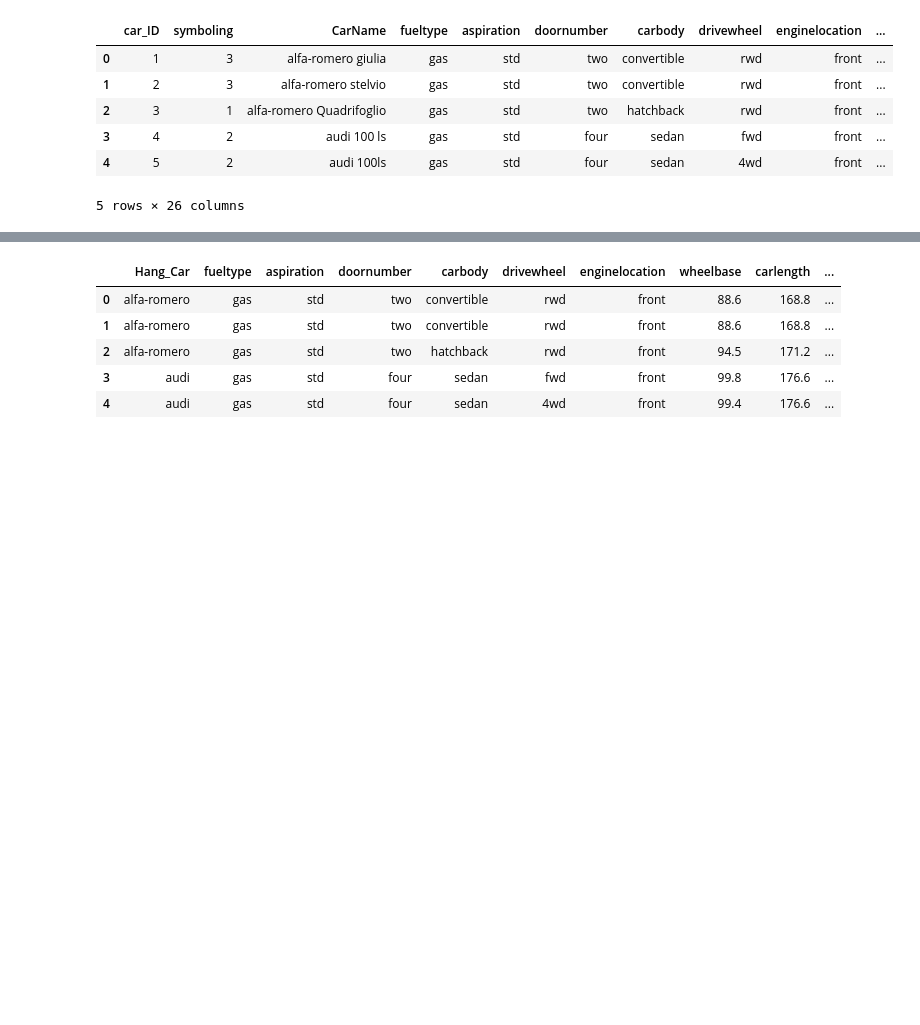
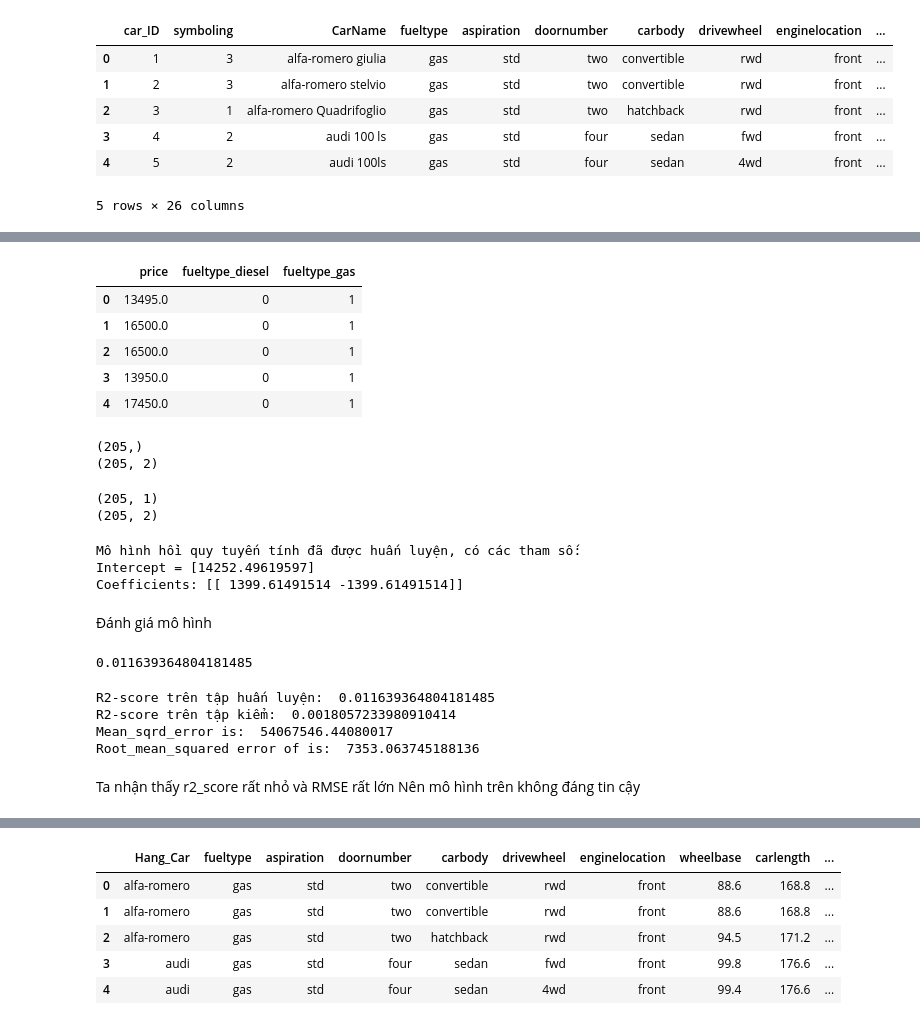
Before and after one commit to caopham123/DA2210R1, a Jupyter notebook: case_study.ipynb, the cells around one changed output, grey strips where cells are left out. Drawn from its saved outputs; the diff is of its cells as text; code cells hidden in the pictures; blank space fills up the shorter version.

```diff
--- a/case_study.ipynb
+++ b/case_study.ipynb
@@ -384,0 +396,7 @@ df.insert(2,"Hang_Car",name2)
+# %%
+# df_model_1 = df[['symboling','Hang_Car','fueltype','price']]
+df_model_1 = df[['fueltype','price']]
+
+df_model_1.drop_duplicates()
+df_model_1.head()
+df_model_1.info()
@@ -384,0 +413,30 @@ df.insert(2,"Hang_Car",name2)
+# %%
+df_dummy_1 = pd.get_dummies(df_model_1)
+df_dummy_1.head()
+# %% [output]
+|  | price | fueltype_diesel | fueltype_gas |
+| 0 | 13495.0 | 0 | 1 |
+| 1 | 16500.0 | 0 | 1 |
+| 2 | 16500.0 | 0 | 1 |
+| 3 | 13950.0 | 0 | 1 |
+| 4 | 17450.0 | 0 | 1 |
+# %%
+## Mảng y chứa thuộc tính giá bán. Mảng X chứa các cột còn lại
+y_1 = df_dummy_1['price'].values
+X_1 = df_dummy_1.drop('price',axis=1).values
+
+print(y_1.shape);
+print(X_1.shape)
+# %% [output]
+(205,)
+(205, 2)
+# %%
+#Reshape y to have 1 column
+y_1=y_1.reshape(-1,1)
+print(y_1.shape)
+
+# X_1=X_1.reshape(-1,1)
+print(X_1.shape)
+# %% [output]
+(205, 1)
+(205, 2)
@@ -384,0 +446,16 @@ df.insert(2,"Hang_Car",name2)
+# %%
+# Tạo đối tượng regressor
+LR= LinearRegression()
+
+# Training bằng fit()
+LR.fit(X_train_1,y_train_1)
+
+print("Mô hình hồi quy tuyến tính đã được huấn luyện, có các tham số:")
+print("Intercept =", LR.intercept_)
+print("Coefficients:", LR.coef_)
+# %% [output]
+Mô hình hồi quy tuyến tính đã được huấn luyện, có các tham số:
+Intercept = [14252.49619597]
+Coefficients: [[ 1399.61491514 -1399.61491514]]
+# %% [markdown]
+Đánh giá mô hình
@@ -384,0 +465,21 @@ df.insert(2,"Hang_Car",name2)
+# %%
+LR.score(X_train_1,y_train_1.ravel())
+# %% [output]
+0.011639364804181485
+# %%
+## Mô hình dự đoán
+train_1 = r2_score(y_train_1, LR.predict(X_train_1))
+print('R2-score trên tập huấn luyện: ',train_1)
+test_1 = r2_score(y_test_1, y_predict_1)
+print('R2-score trên tập kiểm: ',test_1)
+
+print('Mean_sqrd_error is: ',mean_squared_error(y_test_1,y_predict_1))
+print('Root_mean_squared error of is: ',np.sqrt(mean_squared_error(y_test_1,y_predict_1)))
+# %% [output]
+R2-score trên tập huấn luyện:  0.011639364804181485
+R2-score trên tập kiểm:  0.0018057233980910414
+Mean_sqrd_error is:  54067546.44080017
+Root_mean_squared error of is:  7353.063745188136
+# %% [markdown]
+Ta nhận thấy r2_score rất nhỏ và RMSE rất lớn
+Nên mô hình trên không đáng tin cậy
```
Also changed, not shown: parts of 29 cells of this notebook.
